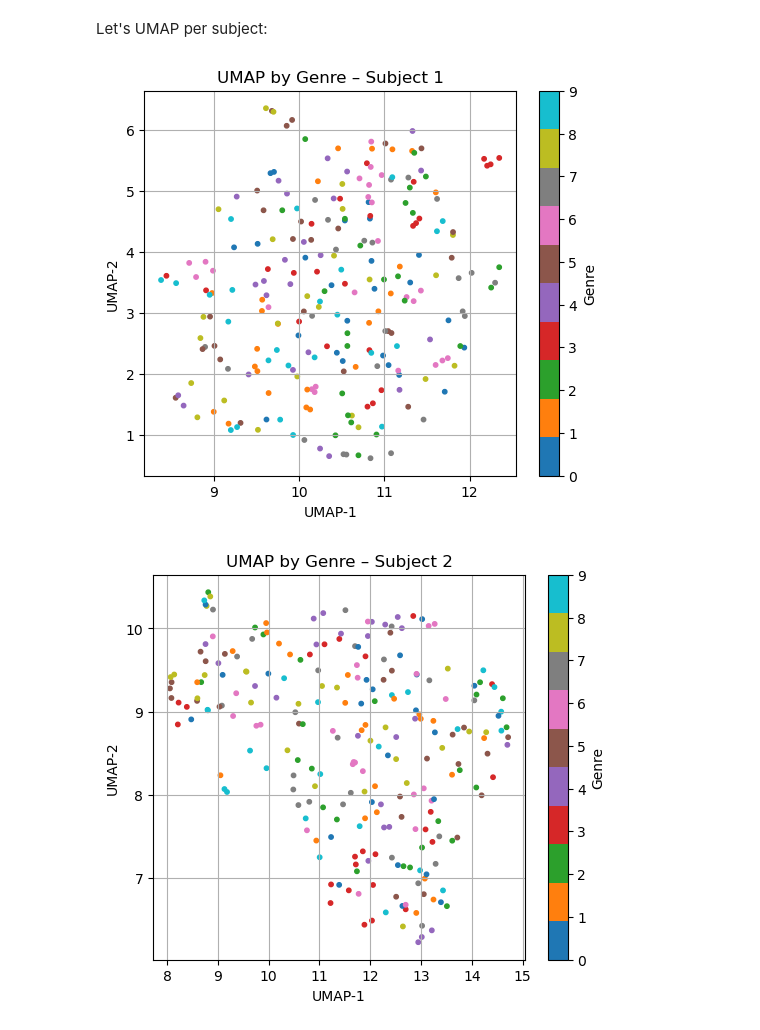
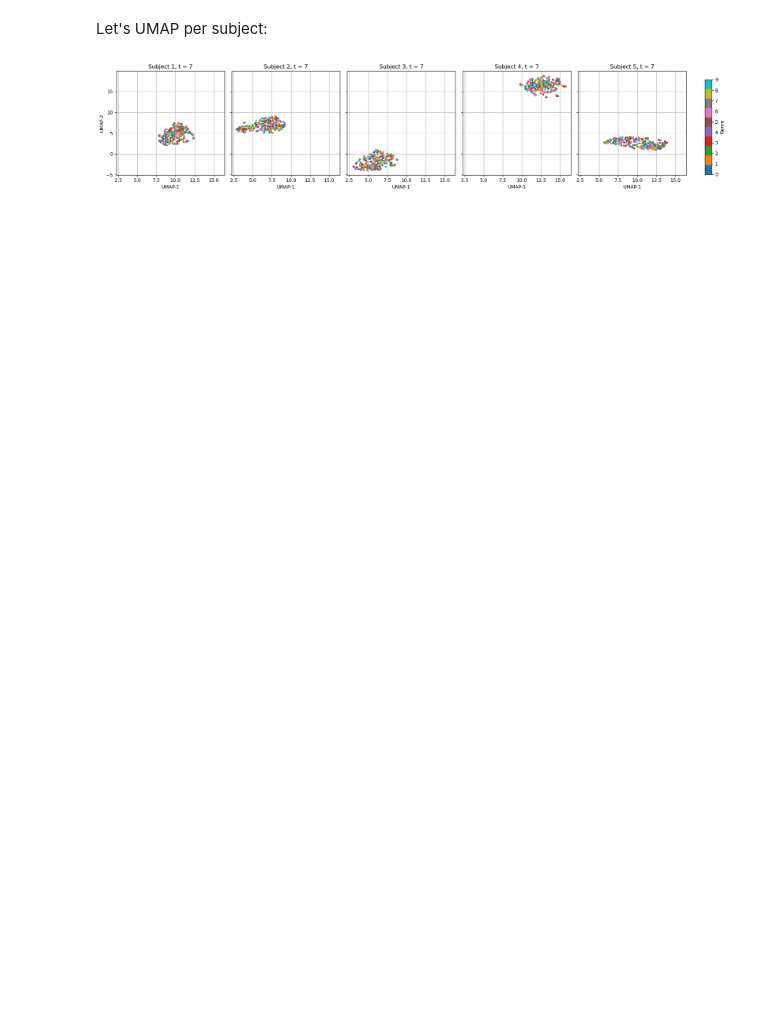
Before and after one commit to jenniarakaki/n120, a Jupyter notebook: log_regression.ipynb, the cells around one changed output. Cells and saved outputs as stored; diff of their text form; code cells hidden in the pictures; blank space fills up the shorter version.

Commit message:
more automated definitions of UMAP for diff time points, sumbitted for peer review

```diff
--- a/log_regression.ipynb
+++ b/log_regression.ipynb
@@ -251,36 +364,35 @@ Let's UMAP per subject:
 # %%
 # Already have:
 # genre_labels_named → shape [240]
 # subject_list → list of 5 arrays, each [n_voxels, 4, 600]
 
 genre_encoder = LabelEncoder()
 genre_encoded = genre_encoder.fit_transform(genre_labels_named_240)
 
-for subject_idx, fmri_data in enumerate(subject_list):
-    # Step 1: Extract voxel vectors for this subject
-    samples = []
-    for rep in range(4):
-        for track_idx in range(60):
-            t = track_idx * 10 + 8
-            voxel_vector = fmri_data[:, rep, t]
-            samples.append(voxel_vector)
+# Step 1: UMAP
+reducer = umap.UMAP(n_neighbors=15, min_dist=0.1, n_components=2, random_state=42)
+embedding = run_subjectwise_umap(7)
 
-    data_matrix = np.stack(samples)  # shape: [240, n_voxels]
+# Set up one row of 5 subplots
+fig, axes = plt.subplots(1, 5, figsize=(20, 4), sharex=True, sharey=True)
 
-    # Step 2: UMAP
-    reducer = umap.UMAP(n_neighbors=15, min_dist=0.1, n_components=2, random_state=42)
-    embedding = reducer.fit_transform(data_matrix)
+for subject_idx, subject_embedding in enumerate(embedding):
+    ax = axes[subject_idx]
+    sc = ax.scatter(subject_embedding[:, 0], subject_embedding[:, 1],
+                    c=genre_encoded, cmap='tab10', s=10)
+    ax.set_title(f"Subject {subject_idx + 1}, t = 7")
+    ax.set_xlabel("UMAP-1")
+    if subject_idx == 0:
+        ax.set_ylabel("UMAP-2")
+    ax.grid(True)
 
-    # Step 3: Plot
-    plt.figure(figsize=(6, 5))
-    plt.scatter(embedding[:, 0], embedding[:, 1], c=genre_encoded, cmap='tab10', s=10)
-    plt.title(f"UMAP by Genre – Subject {subject_idx + 1}")
-    plt.xlabel("UMAP-1")
-    plt.ylabel("UMAP-2")
-    cbar = plt.colorbar(ticks=range(10))
-    cbar.set_label("Genre")
-    plt.grid(True)
-    plt.show()
+# Add one shared colorbar on the side
+fig.subplots_adjust(right=0.88)
+cbar_ax = fig.add_axes([0.9, 0.15, 0.01, 0.7])  # [left, bottom, width, height]
+cbar = fig.colorbar(sc, cax=cbar_ax, ticks=range(10))
+cbar.set_label("Genre")
+
+plt.tight_layout(rect=[0, 0, 0.88, 1])
+plt.show()
 # %% [output]
-[figure, old version]
+[figure, new version]
-[figure, removed]
```
Also changed, not shown: parts of 18 cells of this notebook.
